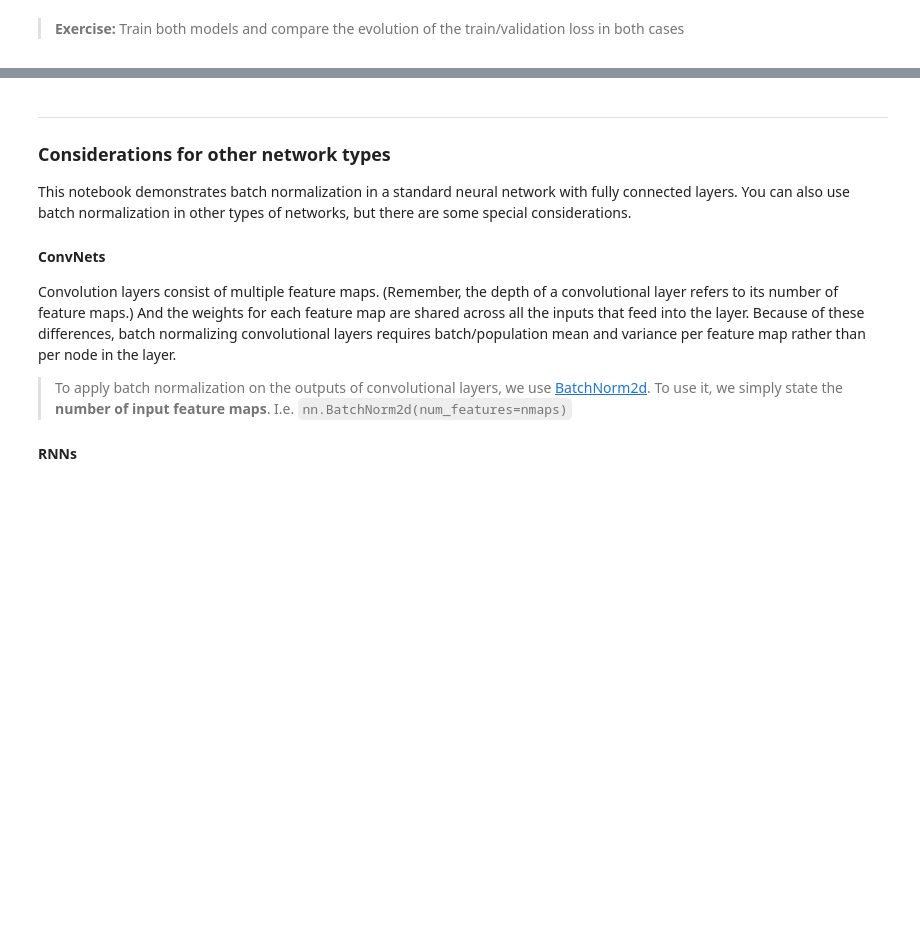
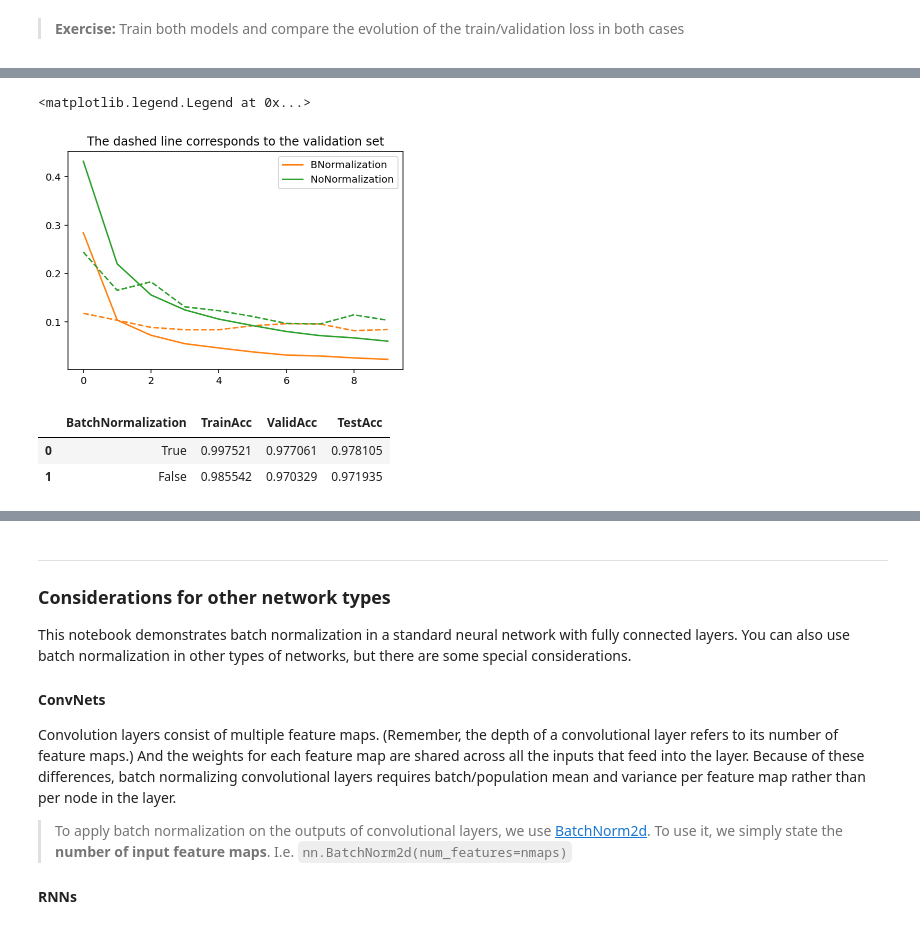
Before and after one commit to boscodeeromeu/NN, a Jupyter notebook: STUDENT_Lab_3_Part_2.ipynb, the cells around one changed output, grey strips where cells are left out. Drawn from its saved outputs; the diff is of its cells as text; code cells hidden in the pictures; blank space fills up the shorter version.

```diff
--- a/STUDENT_Lab_3_Part_2.ipynb
+++ b/STUDENT_Lab_3_Part_2.ipynb
@@ -150,6 +173,10 @@ class MLP_extended(MLP):
 
         self.valid_loss_during_training = []
 
+        self.device = torch.device('cuda' if torch.cuda.is_available() else 'cpu')
+
+        self.to(self.device)#we move the instance to the GPU
+
     def trainloop(self,trainloader, validloader):
 
         for e in range(int(self.epochs)):
@@ -157,6 +184,8 @@ class MLP_extended(MLP):
             running_loss = 0.
 
             for images, labels in trainloader:
+
+                images, labels = images.to(self.device), labels.to(self.device)
 
                 self.optim.zero_grad()
 
@@ -180,6 +209,8 @@ class MLP_extended(MLP):
 
               for images, labels in validloader:
 
+                images, labels = images.to(self.device), labels.to(self.device)
+
                 out_v = self.forward(images.view(images.shape[0], -1))
 
                 loss_v = self.criterion(out_v, labels)
@@ -194,8 +225,8 @@ class MLP_extended(MLP):
 
             if(e % 1 == 0):
 
-                print("Training loss after %d epochs: %f"
-                      %(e,self.loss_during_training[-1]))
+                print("Training loss after %d epochs: %f, Validation loss: %f"
+                      %(e,self.loss_during_training[-1], self.valid_loss_during_training[-1]))
 
     def evaluate(self,dataloader):
       accuracy = 0
@@ -206,6 +237,8 @@ class MLP_extended(MLP):
 
         for images,labels in dataloader:
 
+          images, labels = images.to(self.device), labels.to(self.device)
+
           logprobs = self.forward(images.view(images.shape[0], -1))
 
           top_p, top_class = logprobs.topk(1, dim=1)
@@ -228,0 +260,6 @@ Besides the normalization layers, everthing about these models is the same.
+# %%
+net_batchnorm = MLP_extended(28*28, 128, 64, 10, True, 10, 0.001)
+net_no_norm = MLP_extended(28*28, 128, 64, 10, False, 10, 0.001)
+# %%
+net_batchnorm.trainloop(trainloader, validloader)
+net_no_norm.trainloop(trainloader, validloader)
@@ -228,0 +287,11 @@ Besides the normalization layers, everthing about these models is the same.
+# %%
+
+plt.plot(net_batchnorm.loss_during_training,label='BNormalization', color = 'C1')
+plt.plot(net_batchnorm.valid_loss_during_training, '--',color = 'C1')
+plt.plot(net_no_norm.loss_during_training,label='NoNormalization', color = 'C2')
+plt.plot(net_no_norm.valid_loss_during_training, '--',color = 'C2')
+plt.title('The dashed line corresponds to the validation set')
+plt.legend()
+# %% [output]
+<matplotlib.legend.Legend at 0x...>
+[figure, added]
@@ -228,0 +306,10 @@ Besides the normalization layers, everthing about these models is the same.
+# %%
+import pandas as pd
+pd.DataFrame({'BatchNormalization': [True, False],
+             'TrainAcc':[train_acc_bn, train_acc_nn],
+             'ValidAcc':[valid_acc_bn, valid_acc_nn],
+             'TestAcc':[test_acc_bn, test_acc_nn]})
+# %% [output]
+|  | BatchNormalization | TrainAcc | ValidAcc | TestAcc |
+| 0 | True | 0.997521 | 0.977061 | 0.978105 |
+| 1 | False | 0.985542 | 0.970329 | 0.971935 |
```
Also changed, not shown: parts of 16 cells of this notebook.
